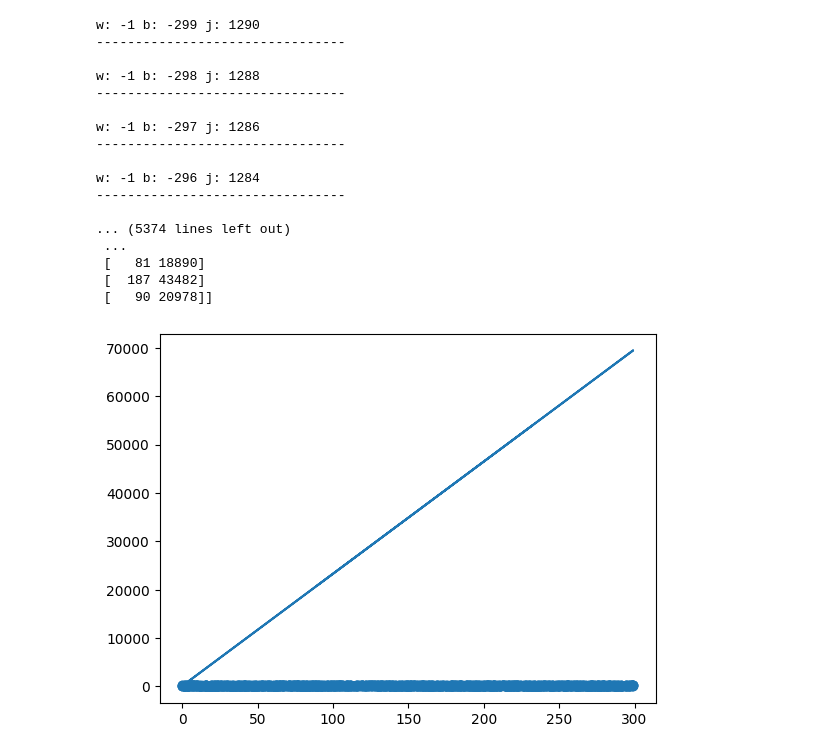
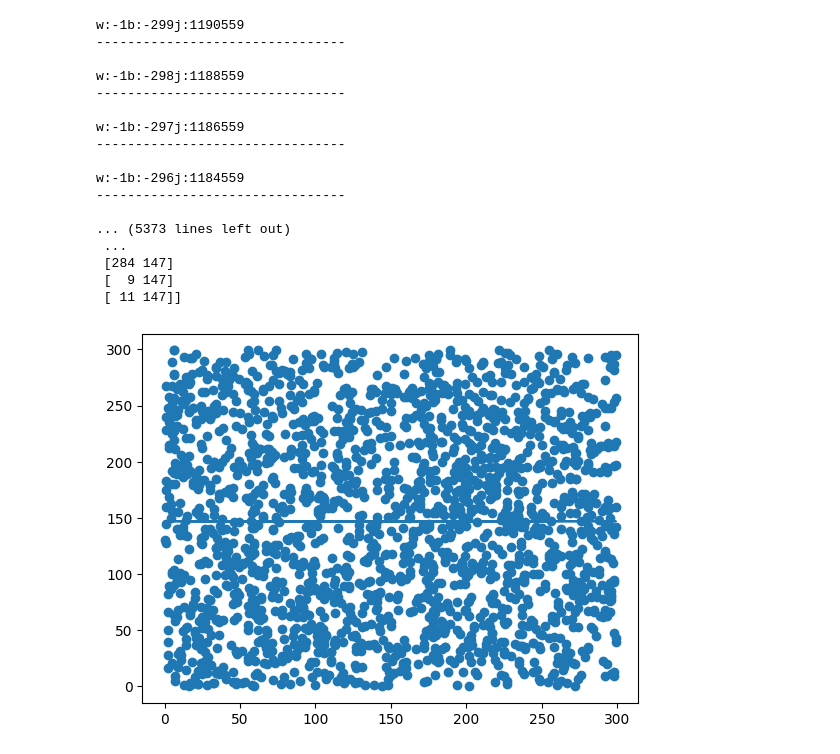
Before and after one commit to rachancheet/ml, a Jupyter notebook: my own linear regression.ipynb, the cells around one changed output. Saved outputs shown, nothing was run; the diff lists cells and outputs as text; code cells hidden in the pictures.

```diff
--- a/my own linear regression.ipynb
+++ b/my own linear regression.ipynb
@@ -23,6 +23,8 @@ def range_w_b(data):
     return min_x, min_y, max_x, max_y
 # %%
 def func_min_j(data ,min_x, min_y, max_x, max_y):
+    output = open("output.txt", "w")
+
     # w = mod[max_y - min_y, max_x-min_x]
 #    b= [max_y,-max_y]
     min_x = int(min_x)
@@ -31,7 +33,7 @@ def func_min_j(data ,min_x, min_y, max_x, max_y):
     max_y = int(max_y)
 
     max_slope = int(math.ceil((abs((max_y - min_y)/(max_x-min_x)))))
-    min_j = 1000
+    min_j = 10000000
     per_w = data[0,0]
     per_b = data[0,1]
 
@@ -44,13 +46,15 @@ def func_min_j(data ,min_x, min_y, max_x, max_y):
                 j += abs(w*gh[0]+b - gh[1])
                 if j > min_j:
                     break
-            print("w:",w,"b:",b,"j:",j,"\n--------------------------------\n")
+            print(f"w:{w}b:{b}j:{j}\n--------------------------------\n")
+            output.write(f"w:{w}  b:{b}  j:{j}\n--------------------------------\n")
             if j<min_j:
                 min_j = j
                 per_w=w
                 per_b =b
     # print(min_x, min_y, max_x, max_y,max_slope)
-    print("min_j :: ",min_j)
+    output.write(f"min_j :: {min_j}")
+    output.close()
     return min_j,per_w,per_b
 # %%
 def predict_graph(data,w,b):
@@ -61,35 +76,31 @@ def predict_graph(data,w,b):
 # %%
-
-data = np.random.randint(0,300,[2000,2],dtype=int)
-output = open
-
 min_x, min_y, max_x, max_y = range_w_b(data)
 # print(type(min_x))
 min_j,per_w,per_b = func_min_j(data , min_x, min_y, max_x, max_y)
 predict_plt = predict_graph(data,per_w,per_b)
 # print(data)
 predict_plt = np.array(predict_plt)
 print(predict_plt)
 import matplotlib.pyplot as plt
 plt.scatter(data[:,0],data[:,1])
 plt.plot(predict_plt[:,0],predict_plt[:,1])
 plt.show()
 # %% [output]
-w: -1 b: -299 j: 1290
+w:-1b:-299j:1190559
 --------------------------------
 
-w: -1 b: -298 j: 1288
+w:-1b:-298j:1188559
 --------------------------------
 
-w: -1 b: -297 j: 1286
+w:-1b:-297j:1186559
 --------------------------------
 
-w: -1 b: -296 j: 1284
+w:-1b:-296j:1184559
 --------------------------------
 
-... (5374 lines left out)
+... (5373 lines left out)
  ...
- [   81 18890]
- [  187 43482]
- [   90 20978]]
+ [284 147]
+ [  9 147]
+ [ 11 147]]
-[figure, old version]
+[figure, new version]
```
Also changed, not shown: parts of 1 cell of this notebook, 1 other file.
